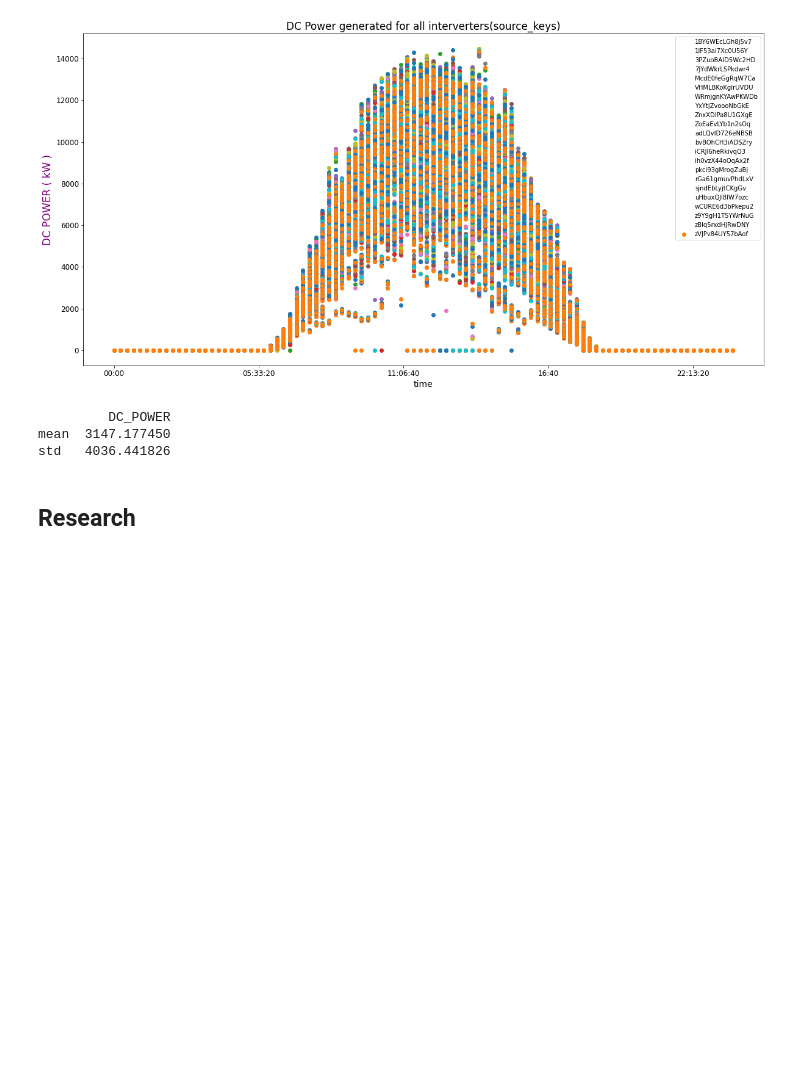
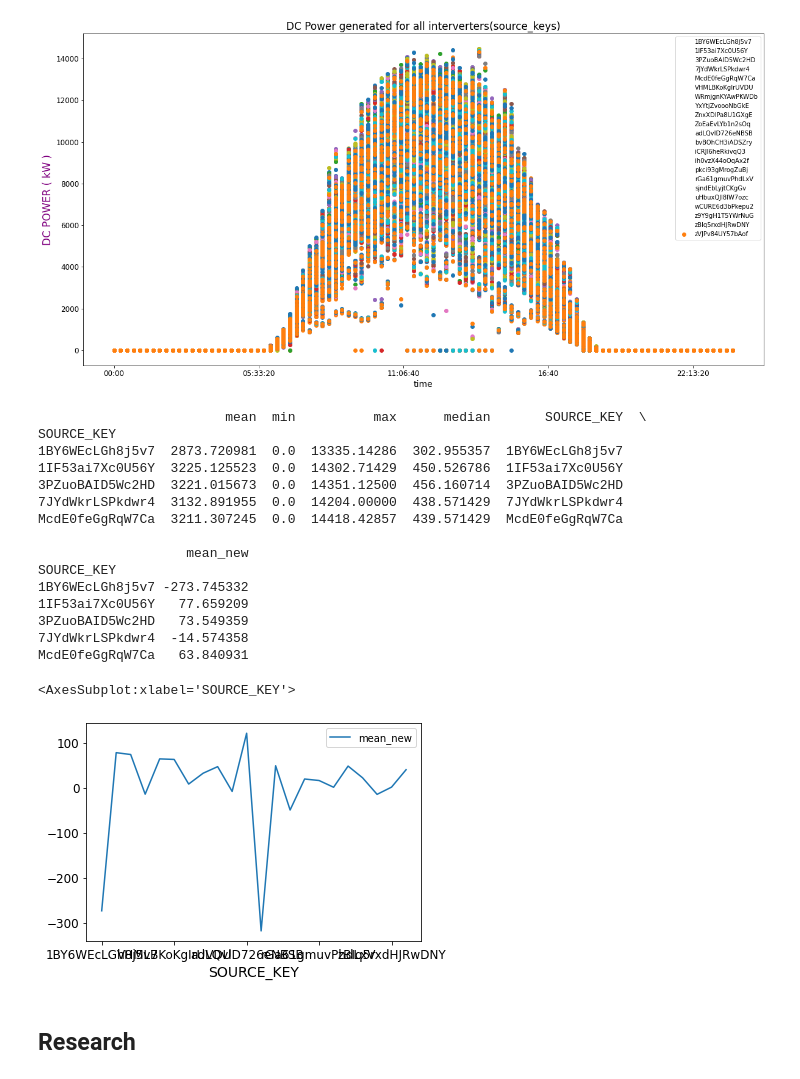
Before and after one commit to YohannesDK/DAT540_Group_11, a Jupyter notebook: DAT540_Group_11.ipynb, the cells around one changed output. Drawn from its saved outputs; the diff is of its cells as text; code cells hidden in the pictures; blank space fills up the shorter version.

```diff
--- a/DAT540_Group_11.ipynb
+++ b/DAT540_Group_11.ipynb
@@ -332,13 +364,31 @@ plt.show()
 [figure]
 # %%
 #Inverters with lower performace then rest "1BY6WEcLGh8j5v7", "bvBOhCH3iADSZry"
-SOURCE = df_plant_weather1.groupby('SOURCE_KEY').agg({'DC_POWER': ['mean', 'min', 'max','median']})
-sources_mean = df_plant_weather1.groupby.agg({'DC_POWER': ['mean', "std"]})
-print(sources_mean)
+SOURCE = df_plant_weather1.groupby('SOURCE_KEY').agg({'DC_POWER': ['mean', 'min', 'max','median']})['DC_POWER']
+SOURCE["SOURCE_KEY"] = SOURCE.index
+mean = SOURCE['mean'].mean()
+SOURCE["mean_new"] = SOURCE['mean'] - mean
+print(SOURCE.head())
+
+SOURCE.plot(x="SOURCE_KEY", y="mean_new")
 # %% [output]
-         DC_POWER
-mean  3147.177450
-std   4036.441826
+                        mean  min          max      median       SOURCE_KEY  \
+SOURCE_KEY
+1BY6WEcLGh8j5v7  2873.720981  0.0  13335.14286  302.955357  1BY6WEcLGh8j5v7
+1IF53ai7Xc0U56Y  3225.125523  0.0  14302.71429  450.526786  1IF53ai7Xc0U56Y
+3PZuoBAID5Wc2HD  3221.015673  0.0  14351.12500  456.160714  3PZuoBAID5Wc2HD
+7JYdWkrLSPkdwr4  3132.891955  0.0  14204.00000  438.571429  7JYdWkrLSPkdwr4
+McdE0feGgRqW7Ca  3211.307245  0.0  14418.42857  439.571429  McdE0feGgRqW7Ca
+
+                   mean_new
+SOURCE_KEY
+1BY6WEcLGh8j5v7 -273.745332
+1IF53ai7Xc0U56Y   77.659209
+3PZuoBAID5Wc2HD   73.549359
+7JYdWkrLSPkdwr4  -14.574358
+McdE0feGgRqW7Ca   63.840931
+<AxesSubplot:xlabel='SOURCE_KEY'>
+[figure, added]
 # %% [markdown]
 ## Research
 # %% [markdown]
```
Also changed, not shown: parts of 8 cells of this notebook.
